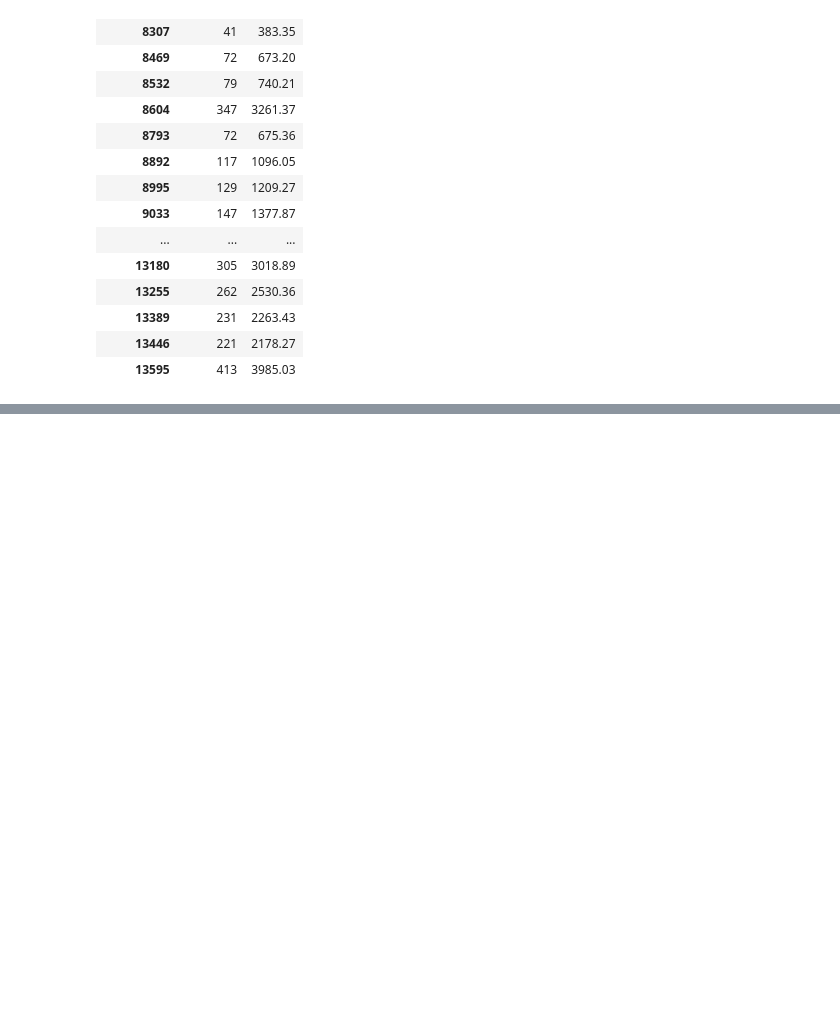
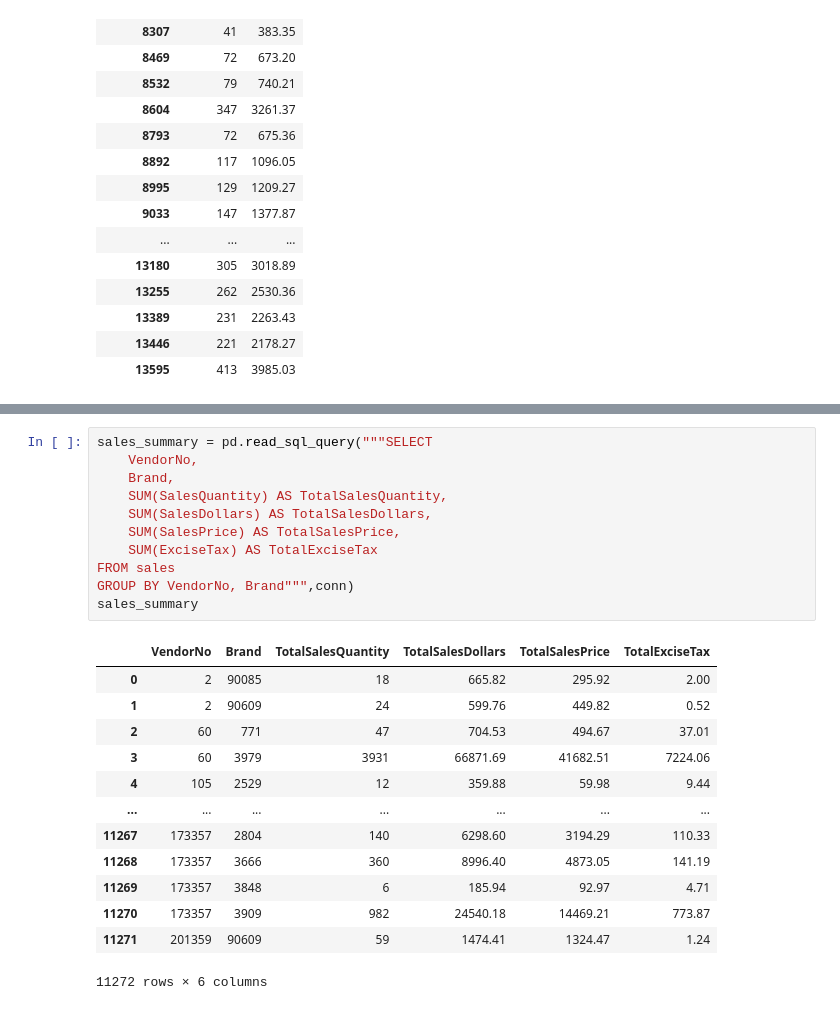
Before and after one commit to dharmeshrohit/Vendor-Performance-Analytics, a Jupyter notebook: Exploratory Data Analysis.ipynb, the cells around one changed output, grey strips where cells are left out. Cells and saved outputs as stored; diff of their text form; blank space fills up the shorter version.

```diff
--- a/Exploratory Data Analysis.ipynb
+++ b/Exploratory Data Analysis.ipynb
@@ -129,0 +260,25 @@ purchases.groupby(["PONumber"])[["Quantity","Dollars"]].sum()
+# %%
+sales_summary = pd.read_sql_query("""SELECT
+    VendorNo,
+    Brand,
+    SUM(SalesQuantity) AS TotalSalesQuantity,
+    SUM(SalesDollars) AS TotalSalesDollars,
+    SUM(SalesPrice) AS TotalSalesPrice,
+    SUM(ExciseTax) AS TotalExciseTax
+FROM sales
+GROUP BY VendorNo, Brand""",conn)
+sales_summary
+# %% [output]
+|  | VendorNo | Brand | TotalSalesQuantity | TotalSalesDollars | TotalSalesPrice | TotalExciseTax |
+| 0 | 2 | 90085 | 18 | 665.82 | 295.92 | 2.00 |
+| 1 | 2 | 90609 | 24 | 599.76 | 449.82 | 0.52 |
+| 2 | 60 | 771 | 47 | 704.53 | 494.67 | 37.01 |
+| 3 | 60 | 3979 | 3931 | 66871.69 | 41682.51 | 7224.06 |
+| 4 | 105 | 2529 | 12 | 359.88 | 59.98 | 9.44 |
+| ... | ... | ... | ... | ... | ... | ... |
+| 11267 | 173357 | 2804 | 140 | 6298.60 | 3194.29 | 110.33 |
+| 11268 | 173357 | 3666 | 360 | 8996.40 | 4873.05 | 141.19 |
+| 11269 | 173357 | 3848 | 6 | 185.94 | 92.97 | 4.71 |
+| 11270 | 173357 | 3909 | 982 | 24540.18 | 14469.21 | 773.87 |
+| 11271 | 201359 | 90609 | 59 | 1474.41 | 1324.47 | 1.24 |
+11272 rows × 6 columns
```
Also changed, not shown: parts of 28 cells of this notebook.
